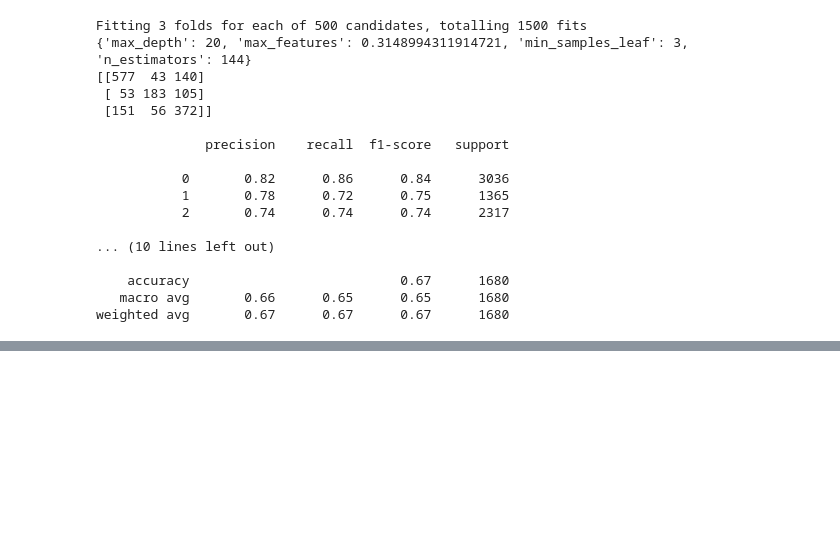
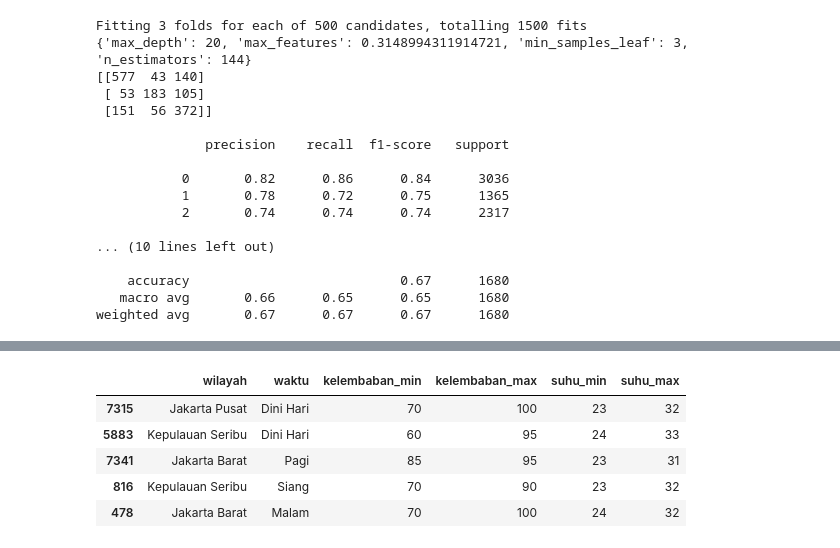
Before and after one commit to FransiscoReadyPermana/Weather-Prediction, a Jupyter notebook: Jakarta/4.ipynb, the cells around one changed output, grey strips where cells are left out. Drawn from its saved outputs; the diff is of its cells as text; code cells hidden in the pictures; blank space fills up the shorter version.

```diff
--- a/Jakarta/4.ipynb
+++ b/Jakarta/4.ipynb
@@ -666,0 +726,9 @@ weighted avg       0.67      0.67      0.67      1680
+# %%
+X_train.head()
+# %% [output]
+|  | wilayah | waktu | kelembaban_min | kelembaban_max | suhu_min | suhu_max |
+| 7315 | Jakarta Pusat | Dini Hari | 70 | 100 | 23 | 32 |
+| 5883 | Kepulauan Seribu | Dini Hari | 60 | 95 | 24 | 33 |
+| 7341 | Jakarta Barat | Pagi | 85 | 95 | 23 | 31 |
+| 816 | Kepulauan Seribu | Siang | 70 | 90 | 23 | 32 |
+| 478 | Jakarta Barat | Malam | 70 | 100 | 24 | 32 |
```
Also changed, not shown: parts of 15 cells of this notebook.
